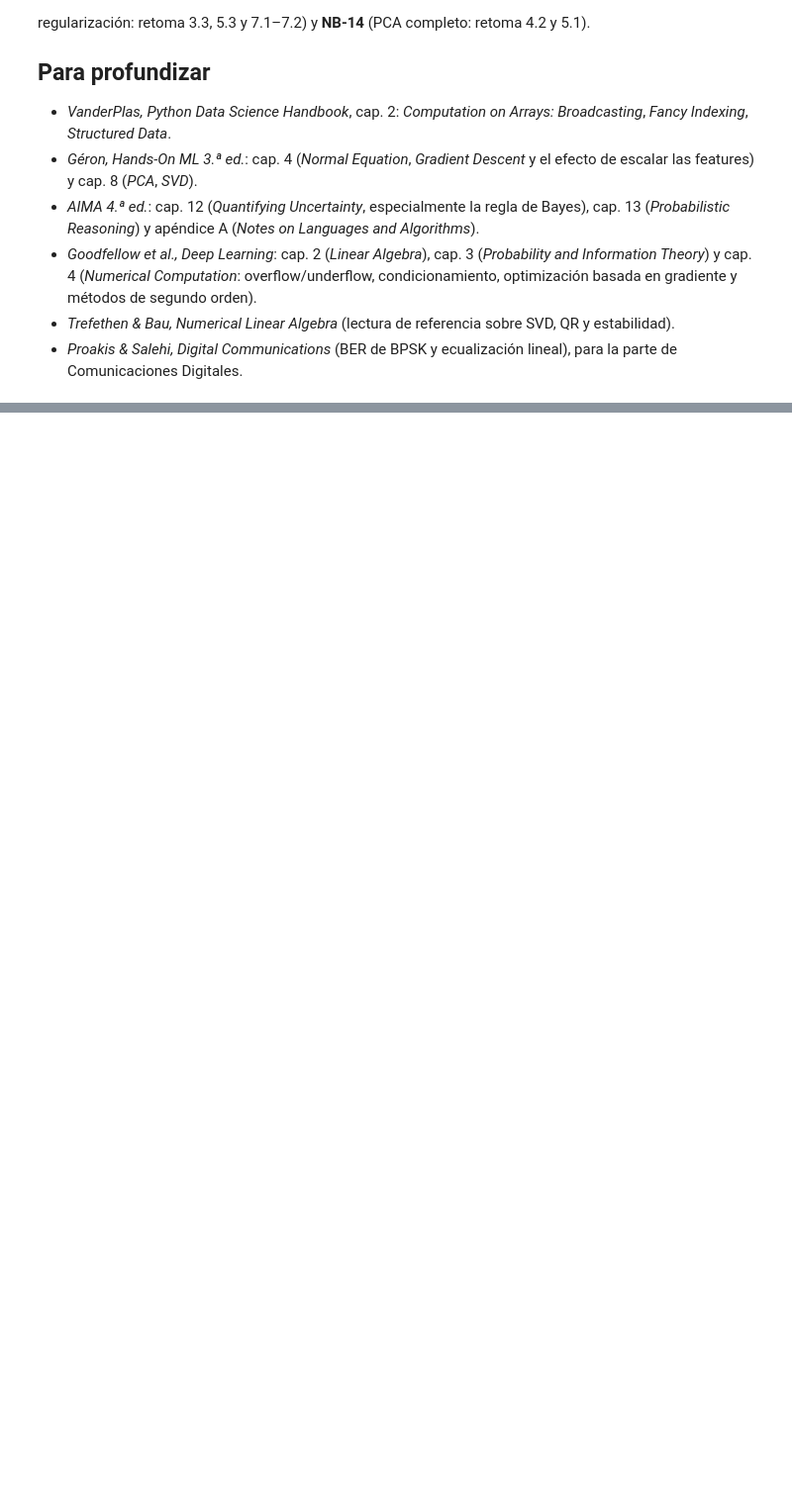
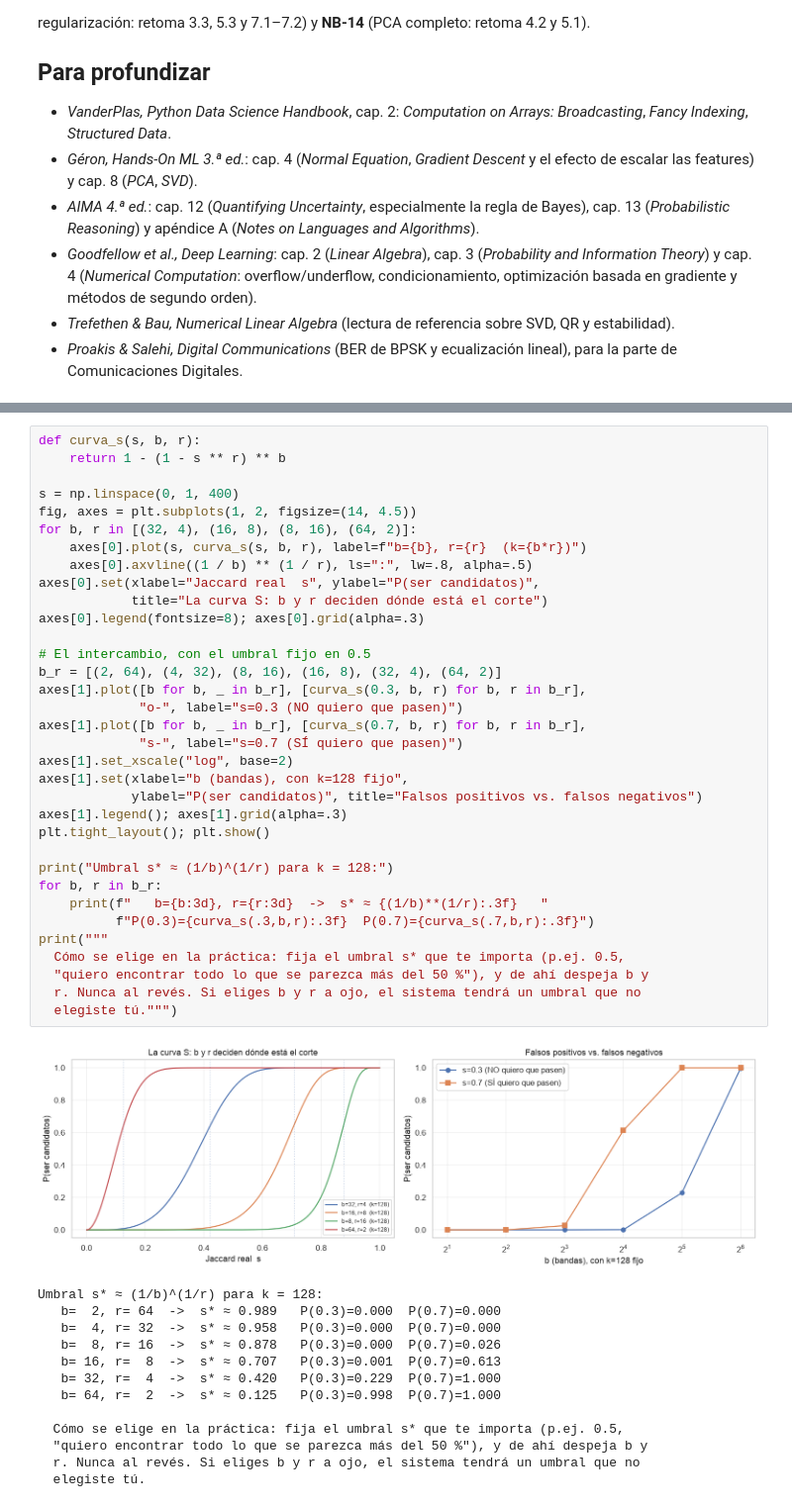
Before and after one commit to AH0106/DataAnalisis, a Jupyter notebook: notebooks/NB-03_numpy_algebra_lineal.ipynb, the cells around one changed output, grey strips where cells are left out. Shown at 99% size. Cells and saved outputs as stored; diff of their text form; blank space fills up the shorter version.

```diff
--- a/notebooks/NB-03_numpy_algebra_lineal.ipynb
+++ b/notebooks/NB-03_numpy_algebra_lineal.ipynb
@@ -1867,0 +2906,48 @@ plt.tight_layout(); plt.show()
+# %%
+def curva_s(s, b, r):
+    return 1 - (1 - s ** r) ** b
+
+s = np.linspace(0, 1, 400)
+fig, axes = plt.subplots(1, 2, figsize=(14, 4.5))
+for b, r in [(32, 4), (16, 8), (8, 16), (64, 2)]:
+    axes[0].plot(s, curva_s(s, b, r), label=f"b={b}, r={r}  (k={b*r})")
+    axes[0].axvline((1 / b) ** (1 / r), ls=":", lw=.8, alpha=.5)
+axes[0].set(xlabel="Jaccard real  s", ylabel="P(ser candidatos)",
+            title="La curva S: b y r deciden dónde está el corte")
+axes[0].legend(fontsize=8); axes[0].grid(alpha=.3)
+
+# El intercambio, con el umbral fijo en 0.5
+b_r = [(2, 64), (4, 32), (8, 16), (16, 8), (32, 4), (64, 2)]
+axes[1].plot([b for b, _ in b_r], [curva_s(0.3, b, r) for b, r in b_r],
+             "o-", label="s=0.3 (NO quiero que pasen)")
+axes[1].plot([b for b, _ in b_r], [curva_s(0.7, b, r) for b, r in b_r],
+             "s-", label="s=0.7 (SÍ quiero que pasen)")
+axes[1].set_xscale("log", base=2)
+axes[1].set(xlabel="b (bandas), con k=128 fijo",
+            ylabel="P(ser candidatos)", title="Falsos positivos vs. falsos negativos")
+axes[1].legend(); axes[1].grid(alpha=.3)
+plt.tight_layout(); plt.show()
+
+print("Umbral s* ≈ (1/b)^(1/r) para k = 128:")
+for b, r in b_r:
+    print(f"   b={b:3d}, r={r:3d}  ->  s* ≈ {(1/b)**(1/r):.3f}   "
+          f"P(0.3)={curva_s(.3,b,r):.3f}  P(0.7)={curva_s(.7,b,r):.3f}")
+print("""
+  Cómo se elige en la práctica: fija el umbral s* que te importa (p.ej. 0.5,
+  "quiero encontrar todo lo que se parezca más del 50 %"), y de ahí despeja b y
+  r. Nunca al revés. Si eliges b y r a ojo, el sistema tendrá un umbral que no
+  elegiste tú.""")
+# %% [output]
+[figure, added]
+Umbral s* ≈ (1/b)^(1/r) para k = 128:
+   b=  2, r= 64  ->  s* ≈ 0.989   P(0.3)=0.000  P(0.7)=0.000
+   b=  4, r= 32  ->  s* ≈ 0.958   P(0.3)=0.000  P(0.7)=0.000
+   b=  8, r= 16  ->  s* ≈ 0.878   P(0.3)=0.000  P(0.7)=0.026
+   b= 16, r=  8  ->  s* ≈ 0.707   P(0.3)=0.001  P(0.7)=0.613
+   b= 32, r=  4  ->  s* ≈ 0.420   P(0.3)=0.229  P(0.7)=1.000
+   b= 64, r=  2  ->  s* ≈ 0.125   P(0.3)=0.998  P(0.7)=1.000
+
+  Cómo se elige en la práctica: fija el umbral s* que te importa (p.ej. 0.5,
+  "quiero encontrar todo lo que se parezca más del 50 %"), y de ahí despeja b y
+  r. Nunca al revés. Si eliges b y r a ojo, el sistema tendrá un umbral que no
+  elegiste tú.
```
Also changed, not shown: parts of 40 cells of this notebook, 3 other files.
